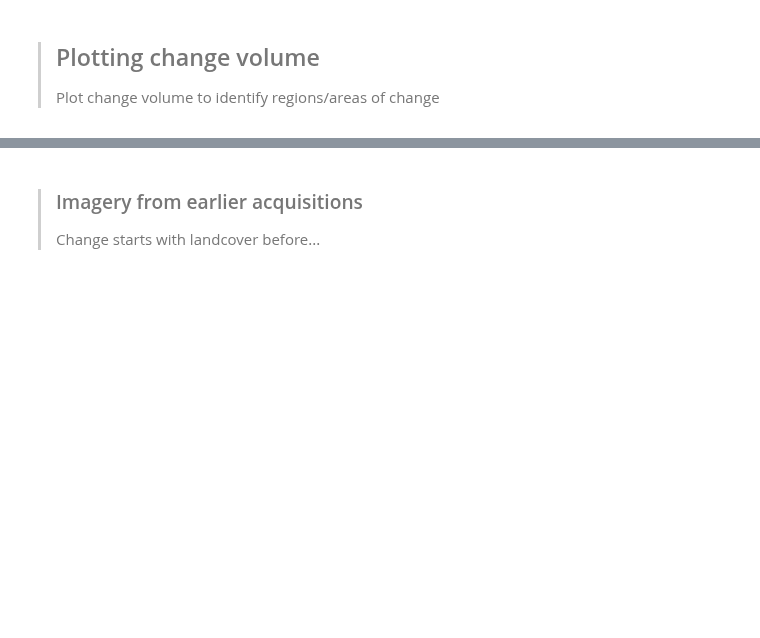
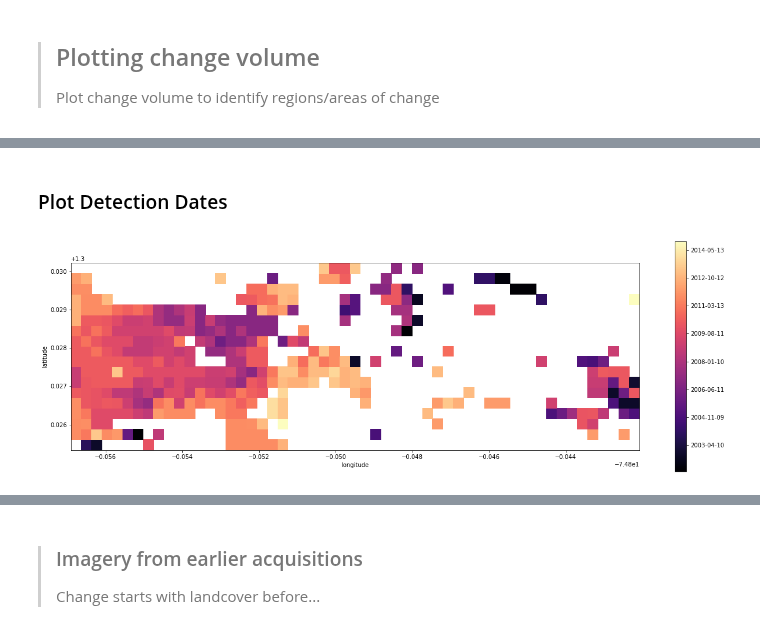
Before and after one commit to ceos-seo/data_cube_notebooks, a Jupyter notebook: PyCCD+Demo+Notebook.ipynb, the cells around one changed output, grey strips where cells are left out. Saved outputs shown, nothing was run; the diff lists cells and outputs as text; code cells hidden in the pictures; blank space fills up the shorter version.

```diff
--- a/PyCCD+Demo+Notebook.ipynb
+++ b/PyCCD+Demo+Notebook.ipynb
@@ -167,0 +184,13 @@ display_map(latitude = latitude_extents, longitude = longitude_extents)
+# %% [markdown]
+### Plot Detection Dates
+# %%
+import datetime
+import matplotlib.pyplot as plt
+from matplotlib.ticker import FuncFormatter
+
+plt.figure(figsize = figure_ratio(time_map_ccd_product))
+epochFormatter = FuncFormatter(lambda x, pos: datetime.datetime.utcfromtimestamp(x).strftime('%Y-%m-%d'))
+time_map_ccd_product.plot(cmap = "magma", cbar_kwargs=({'format': epochFormatter}))
+plt.axes().set_aspect("equal")
+# %% [output]
+[figure, added]
```
Also changed, not shown: parts of 31 cells of this notebook.
